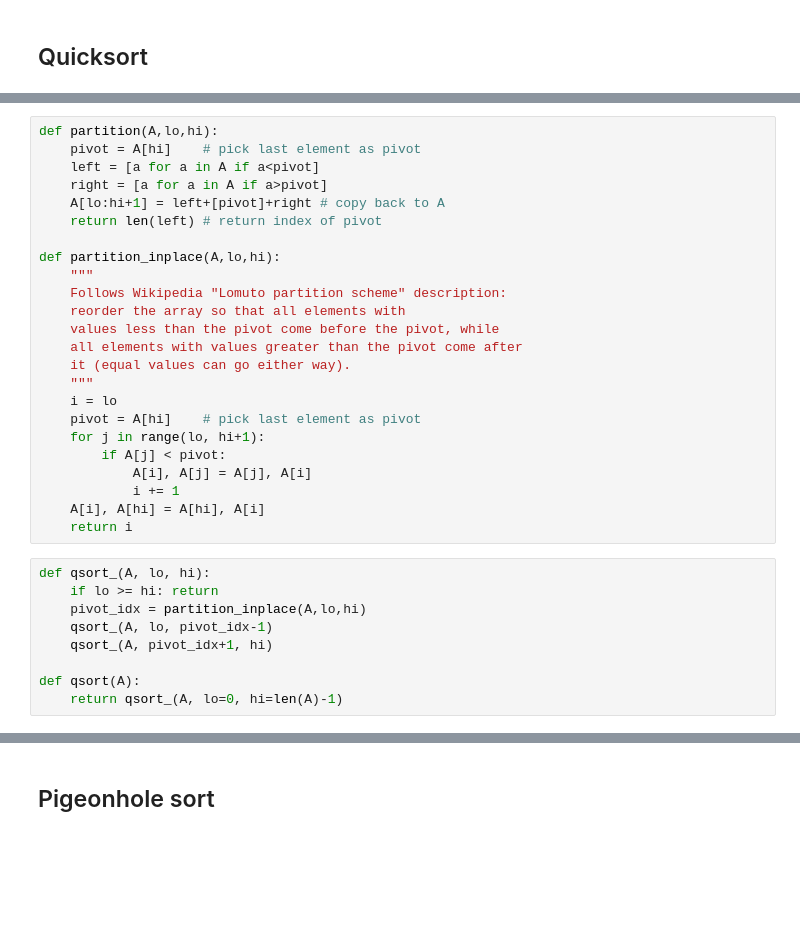
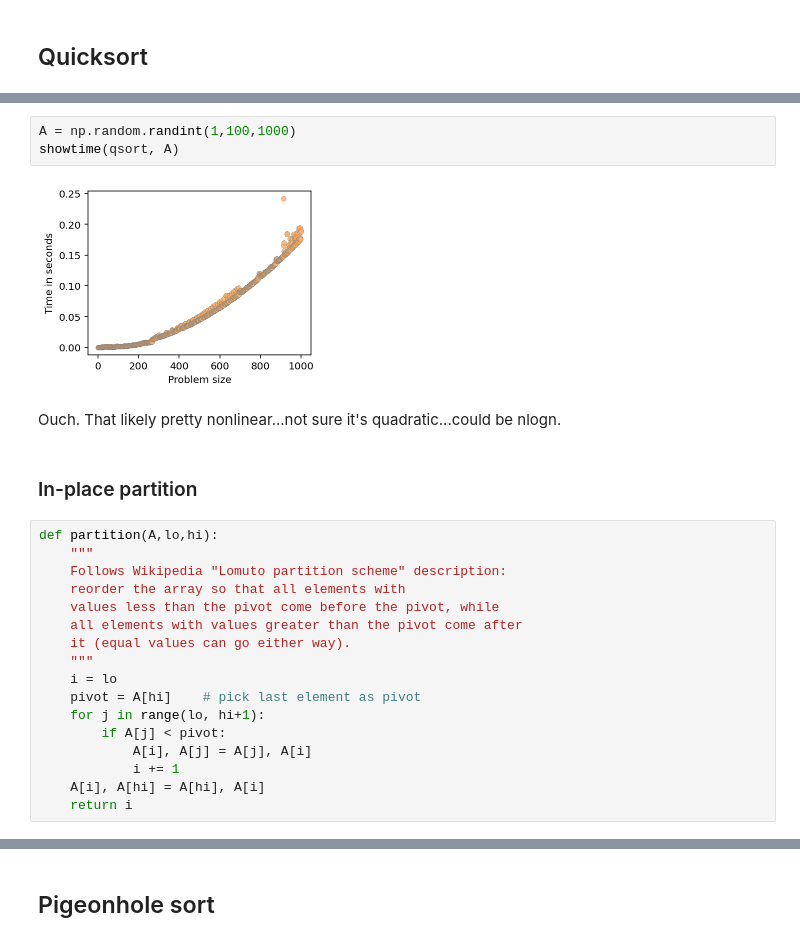
Before and after one commit to parrt/msds689, a Jupyter notebook: notes/sorting.ipynb, the cells around one changed output, grey strips where cells are left out. Saved outputs shown, nothing was run; the diff lists cells and outputs as text; blank space fills up the shorter version.

```diff
--- a/notes/sorting.ipynb
+++ b/notes/sorting.ipynb
@@ -163,12 +224,14 @@ showtime(mergesort, A)
+# %%
+A = np.random.randint(1,100,1000)
+showtime(qsort, A)
+# %% [output]
+[figure, added]
+# %% [markdown]
+Ouch. That likely pretty nonlinear...not sure it's quadratic...could be nlogn.
+# %% [markdown]
+### In-place partition
 # %%
 def partition(A,lo,hi):
-    pivot = A[hi]    # pick last element as pivot
-    left = [a for a in A if a<pivot]
-    right = [a for a in A if a>pivot]
-    A[lo:hi+1] = left+[pivot]+right # copy back to A
-    return len(left) # return index of pivot
-
-def partition_inplace(A,lo,hi):
     """
     Follows Wikipedia "Lomuto partition scheme" description:
     reorder the array so that all elements with
@@ -184,15 +247,6 @@ def partition_inplace(A,lo,hi):
             i += 1
     A[i], A[hi] = A[hi], A[i]
     return i
-# %%
-def qsort_(A, lo, hi):
-    if lo >= hi: return
-    pivot_idx = partition_inplace(A,lo,hi)
-    qsort_(A, lo, pivot_idx-1)
-    qsort_(A, pivot_idx+1, hi)
-
-def qsort(A):
-    return qsort_(A, lo=0, hi=len(A)-1)
 # %%
 A = np.random.randint(-2,10,20)
 print(A)
```
Also changed, not shown: parts of 10 cells of this notebook.
